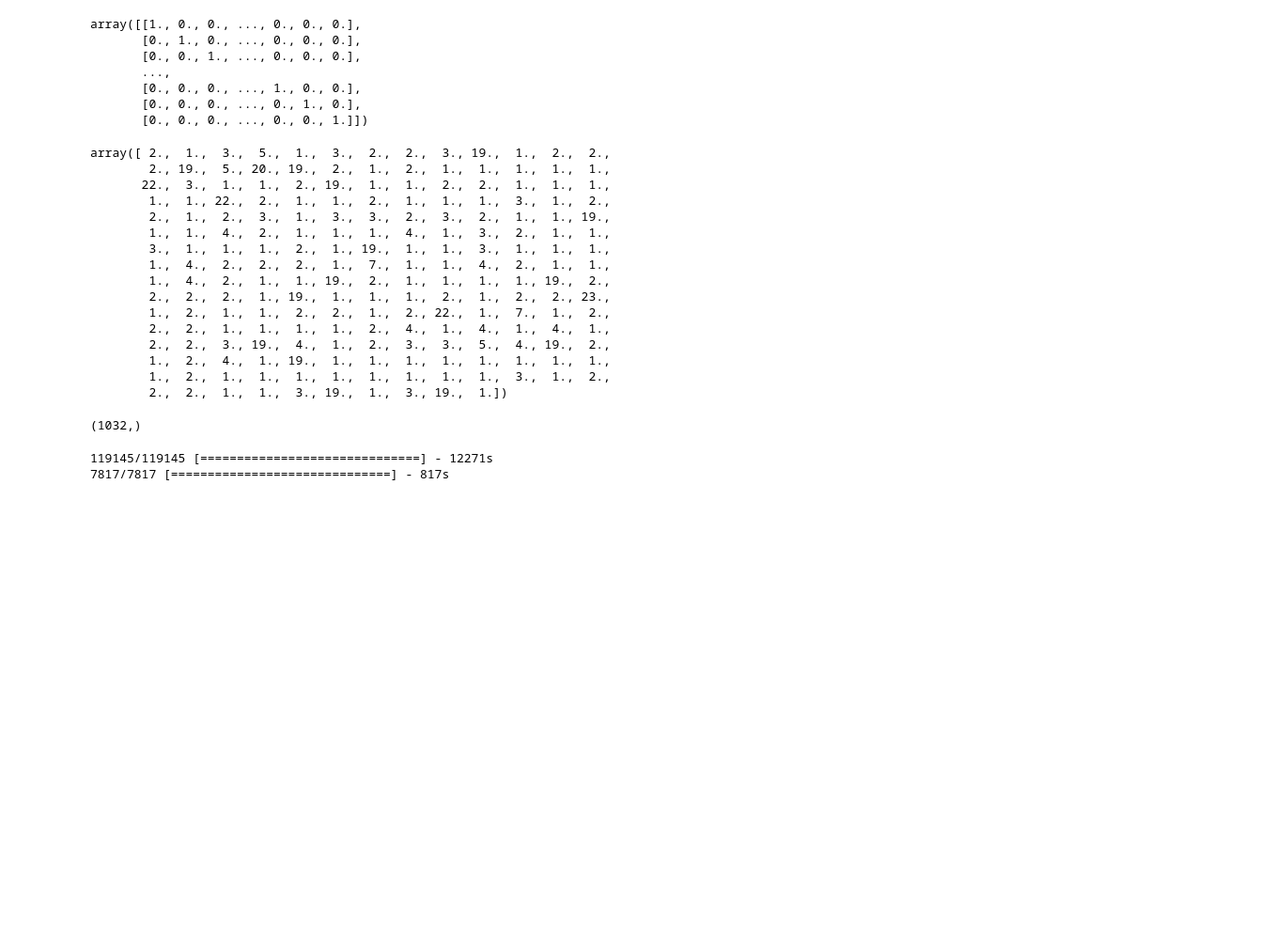
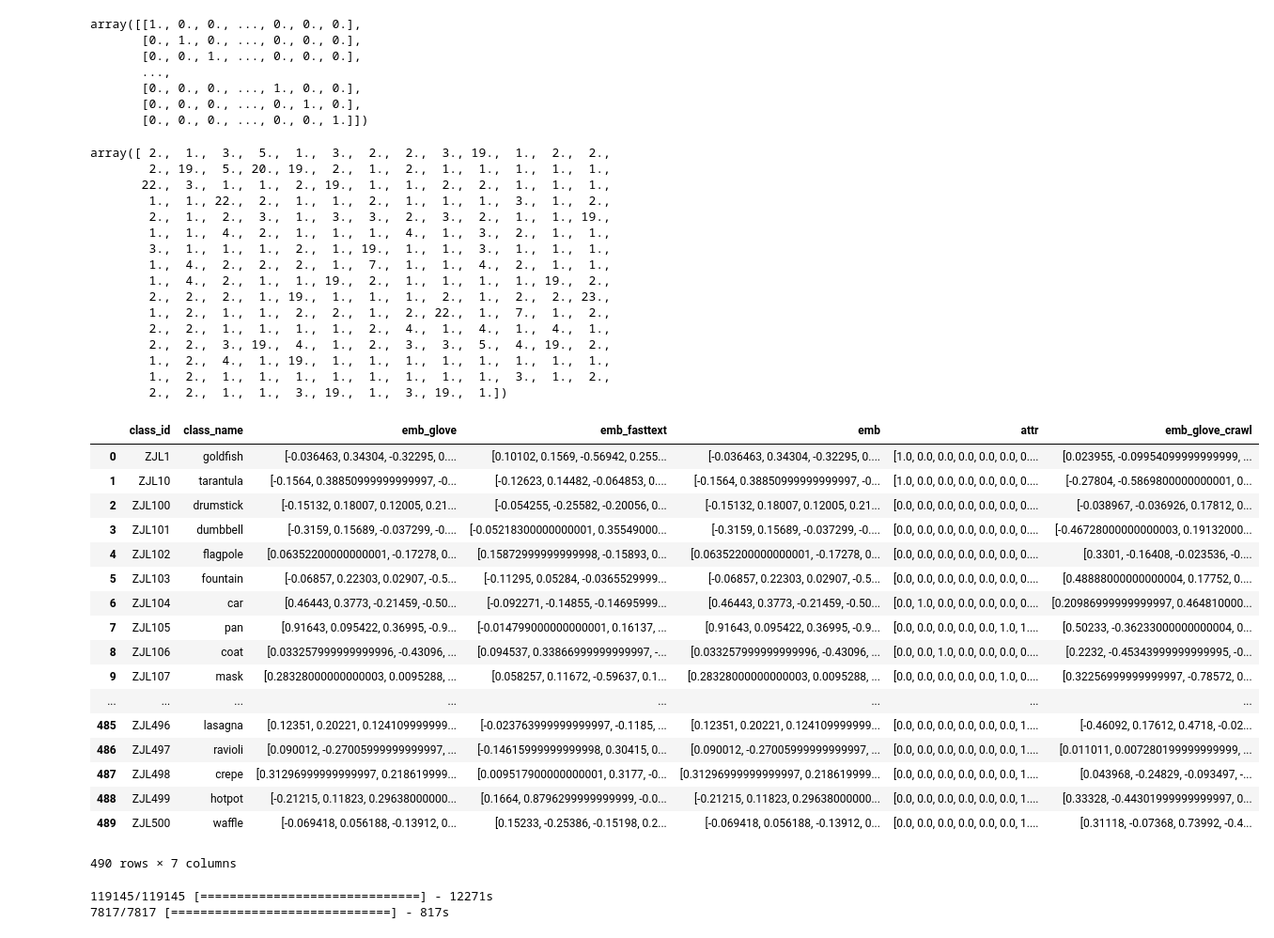
Before and after one commit to ifuding/TC, a Jupyter notebook: ZJC/sub/code/EmbAttrToImagFeaturesClean_GCN_DataB_Clean.ipynb, the cells around one changed output. Shown at 94% size. Drawn from its saved outputs; the diff is of its cells as text; code cells hidden in the pictures; blank space fills up the shorter version.

Commit message:
glove clas_emb_attr and fix DEM_BC label issue

```diff
--- a/ZJC/sub/code/EmbAttrToImagFeaturesClean_GCN_DataB_Clean.ipynb
+++ b/ZJC/sub/code/EmbAttrToImagFeaturesClean_GCN_DataB_Clean.ipynb
@@ -183,7 +184,7 @@ array([ 2.,  1.,  3.,  5.,  1.,  3.,  2.,  2.,  3., 19.,  1.,  2.,  2.,
 # with open(path + '/model_sub/6_12_24_16_ini64_growth32_inistride1_augdata_05010/test_data_2018_09_23_10_47_03.pickle', 'rb') as handle:
 #     test_data = pickle.load(handle)
 
-with open(path + 'round2_class_id_emb_attr.pkl', 'rb') as handle:
+with open(path + 'round2_class_id_emb_attr_add_golve_crawl.pkl', 'rb') as handle:
     class_id_emb_attr = pickle.load(handle)
 with open(path + '/round1_train_img_part0.pkl', 'rb') as handle:
     round1_train_img_part0 = pickle.load(handle)
@@ -206,8 +207,25 @@ gc.collect()
 train_data = train_data.merge(class_id_emb_attr, how = 'left', on = 'class_id')
 train_data['target'] = list(train_img_flat)
 test_data['target'] = list(test_img_flat)
-# %%
-train_data.iloc[0].target.shape
-# %% [output]
-(1032,)
+# %%
+class_id_emb_attr
+# %% [output]
+|  | class_id | class_name | emb_glove | emb_fasttext | emb | attr | emb_glove_crawl |
+| 0 | ZJL1 | goldfish | [-0.036463, 0.34304, -0.32295, 0.... | [0.10102, 0.1569, -0.56942, 0.255... | [-0.036463, 0.34304, -0.32295, 0.... | [1.0, 0.0, 0.0, 0.0, 0.0, 0.0, 0.... | [0.023955, -0.09954099999999999, ... |
+| 1 | ZJL10 | tarantula | [-0.1564, 0.38850999999999997, -0... | [-0.12623, 0.14482, -0.064853, 0.... | [-0.1564, 0.38850999999999997, -0... | [1.0, 0.0, 0.0, 0.0, 0.0, 0.0, 0.... | [-0.27804, -0.5869800000000001, 0... |
+| 2 | ZJL100 | drumstick | [-0.15132, 0.18007, 0.12005, 0.21... | [-0.054255, -0.25582, -0.20056, 0... | [-0.15132, 0.18007, 0.12005, 0.21... | [0.0, 0.0, 0.0, 0.0, 0.0, 0.0, 0.... | [-0.038967, -0.036926, 0.17812, 0... |
+| 3 | ZJL101 | dumbbell | [-0.3159, 0.15689, -0.037299, -0.... | [-0.05218300000000001, 0.35549000... | [-0.3159, 0.15689, -0.037299, -0.... | [0.0, 0.0, 0.0, 0.0, 0.0, 0.0, 0.... | [-0.46728000000000003, 0.19132000... |
+| 4 | ZJL102 | flagpole | [0.06352200000000001, -0.17278, 0... | [0.15872999999999998, -0.15893, 0... | [0.06352200000000001, -0.17278, 0... | [0.0, 0.0, 0.0, 0.0, 0.0, 0.0, 0.... | [0.3301, -0.16408, -0.023536, -0.... |
+| 5 | ZJL103 | fountain | [-0.06857, 0.22303, 0.02907, -0.5... | [-0.11295, 0.05284, -0.0365529999... | [-0.06857, 0.22303, 0.02907, -0.5... | [0.0, 0.0, 0.0, 0.0, 0.0, 0.0, 0.... | [0.48888000000000004, 0.17752, 0.... |
+| 6 | ZJL104 | car | [0.46443, 0.3773, -0.21459, -0.50... | [-0.092271, -0.14855, -0.14695999... | [0.46443, 0.3773, -0.21459, -0.50... | [0.0, 1.0, 0.0, 0.0, 0.0, 0.0, 0.... | [0.20986999999999997, 0.464810000... |
+| 7 | ZJL105 | pan | [0.91643, 0.095422, 0.36995, -0.9... | [-0.014799000000000001, 0.16137, ... | [0.91643, 0.095422, 0.36995, -0.9... | [0.0, 0.0, 0.0, 0.0, 0.0, 1.0, 1.... | [0.50233, -0.36233000000000004, 0... |
+| 8 | ZJL106 | coat | [0.033257999999999996, -0.43096, ... | [0.094537, 0.33866999999999997, -... | [0.033257999999999996, -0.43096, ... | [0.0, 0.0, 1.0, 0.0, 0.0, 0.0, 0.... | [0.2232, -0.45343999999999995, -0... |
+| 9 | ZJL107 | mask | [0.28328000000000003, 0.0095288, ... | [0.058257, 0.11672, -0.59637, 0.1... | [0.28328000000000003, 0.0095288, ... | [0.0, 0.0, 0.0, 0.0, 0.0, 1.0, 0.... | [0.32256999999999997, -0.78572, 0... |
+| ... | ... | ... | ... | ... | ... | ... | ... |
+| 485 | ZJL496 | lasagna | [0.12351, 0.20221, 0.124109999999... | [-0.023763999999999997, -0.1185, ... | [0.12351, 0.20221, 0.124109999999... | [0.0, 0.0, 0.0, 0.0, 0.0, 0.0, 1.... | [-0.46092, 0.17612, 0.4718, -0.02... |
+| 486 | ZJL497 | ravioli | [0.090012, -0.27005999999999997, ... | [-0.14615999999999998, 0.30415, 0... | [0.090012, -0.27005999999999997, ... | [0.0, 0.0, 0.0, 0.0, 0.0, 0.0, 1.... | [0.011011, 0.007280199999999999, ... |
+| 487 | ZJL498 | crepe | [0.31296999999999997, 0.218619999... | [0.009517900000000001, 0.3177, -0... | [0.31296999999999997, 0.218619999... | [0.0, 0.0, 0.0, 0.0, 0.0, 0.0, 1.... | [0.043968, -0.24829, -0.093497, -... |
+| 488 | ZJL499 | hotpot | [-0.21215, 0.11823, 0.29638000000... | [0.1664, 0.8796299999999999, -0.0... | [-0.21215, 0.11823, 0.29638000000... | [0.0, 0.0, 0.0, 0.0, 0.0, 0.0, 1.... | [0.33328, -0.44301999999999997, 0... |
+| 489 | ZJL500 | waffle | [-0.069418, 0.056188, -0.13912, 0... | [0.15233, -0.25386, -0.15198, 0.2... | [-0.069418, 0.056188, -0.13912, 0... | [0.0, 0.0, 0.0, 0.0, 0.0, 0.0, 1.... | [0.31118, -0.07368, 0.73992, -0.4... |
+490 rows × 7 columns
 # %%
```
Also changed, not shown: parts of 9 cells of this notebook, 1 other file.
